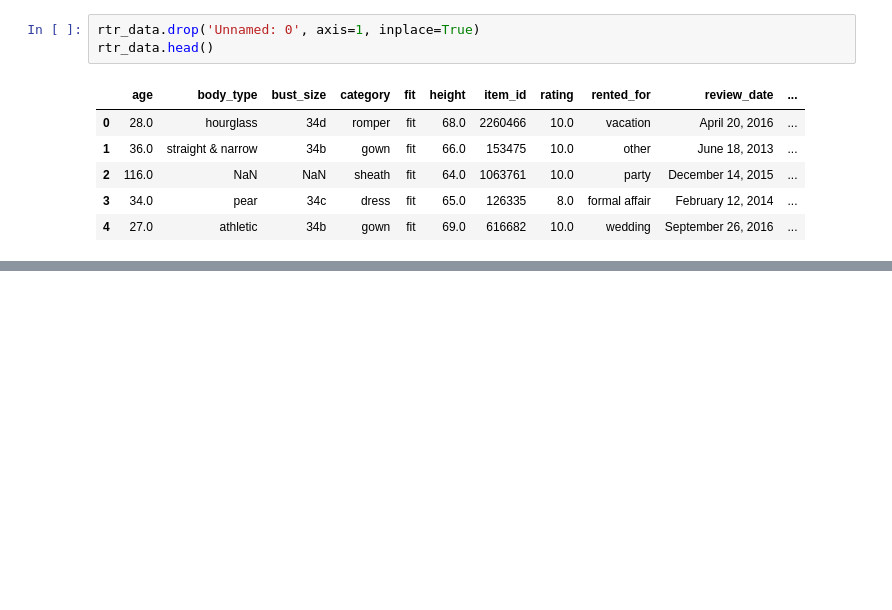
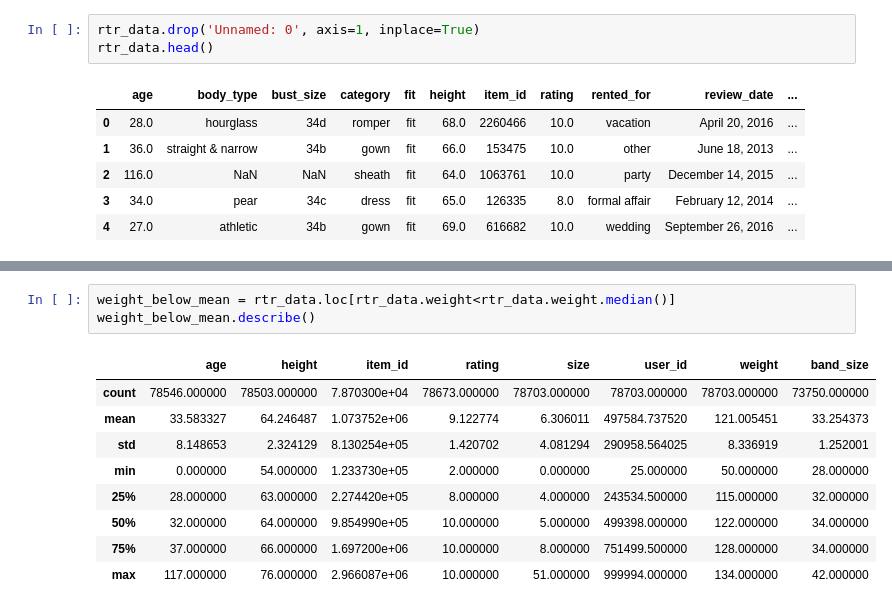
Before and after one commit to CliffordBridges/Whose-Clothes-Fit-Well, a Jupyter notebook: CliffordBridges_DataAnalysis.ipynb, the cells around one changed output, grey strips where cells are left out. Cells and saved outputs as stored; diff of their text form; blank space fills up the shorter version.

```diff
--- a/CliffordBridges_DataAnalysis.ipynb
+++ b/CliffordBridges_DataAnalysis.ipynb
@@ -17,0 +44,13 @@ rtr_data.head()
+# %%
+weight_below_mean = rtr_data.loc[rtr_data.weight<rtr_data.weight.median()]
+weight_below_mean.describe()
+# %% [output]
+|  | age | height | item_id | rating | size | user_id | weight | band_size |
+| count | 78546.000000 | 78503.000000 | 7.870300e+04 | 78673.000000 | 78703.000000 | 78703.000000 | 78703.000000 | 73750.000000 |
+| mean | 33.583327 | 64.246487 | 1.073752e+06 | 9.122774 | 6.306011 | 497584.737520 | 121.005451 | 33.254373 |
+| std | 8.148653 | 2.324129 | 8.130254e+05 | 1.420702 | 4.081294 | 290958.564025 | 8.336919 | 1.252001 |
+| min | 0.000000 | 54.000000 | 1.233730e+05 | 2.000000 | 0.000000 | 25.000000 | 50.000000 | 28.000000 |
+| 25% | 28.000000 | 63.000000 | 2.274420e+05 | 8.000000 | 4.000000 | 243534.500000 | 115.000000 | 32.000000 |
+| 50% | 32.000000 | 64.000000 | 9.854990e+05 | 10.000000 | 5.000000 | 499398.000000 | 122.000000 | 34.000000 |
+| 75% | 37.000000 | 66.000000 | 1.697200e+06 | 10.000000 | 8.000000 | 751499.500000 | 128.000000 | 34.000000 |
+| max | 117.000000 | 76.000000 | 2.966087e+06 | 10.000000 | 51.000000 | 999994.000000 | 134.000000 | 42.000000 |
```
Also changed, not shown: parts of 10 cells of this notebook.
